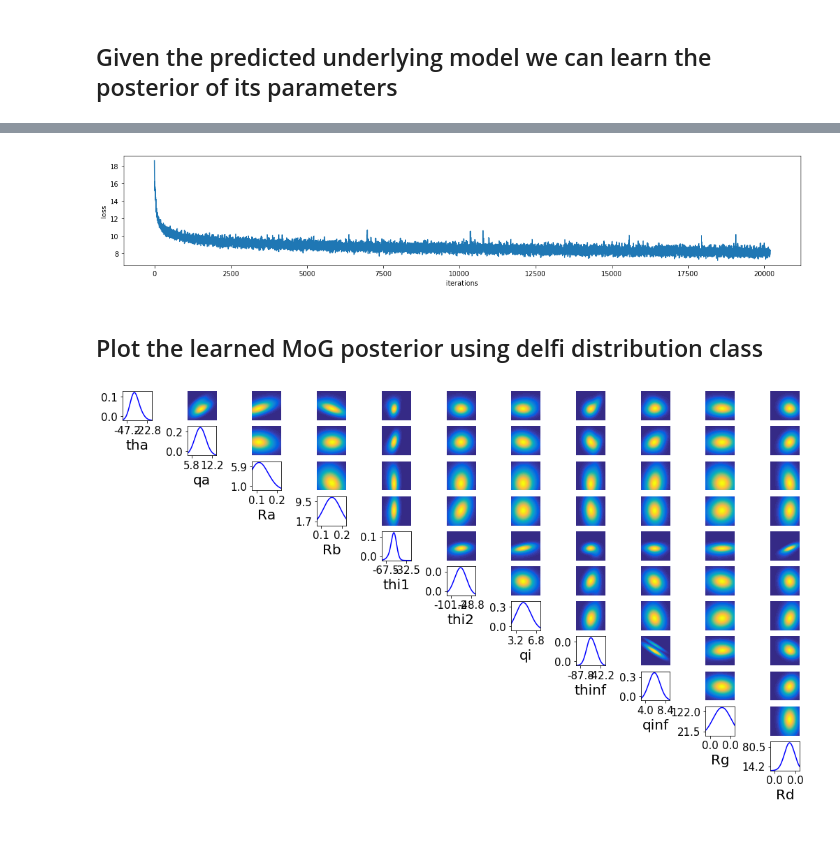
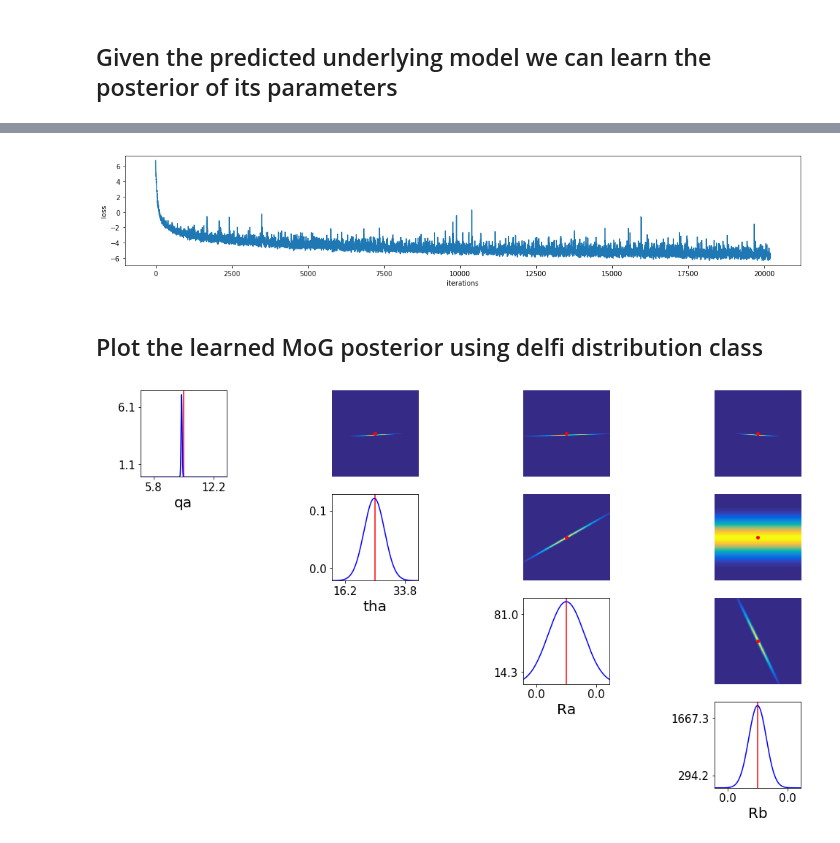
Before and after one commit to janfb/mcabc, a Jupyter notebook: notebooks/ModelComparison_ChannelExample_Pipeline1.ipynb, the cells around one changed output, grey strips where cells are left out. Cells and saved outputs as stored; diff of their text form; code cells hidden in the pictures.

```diff
--- a/notebooks/ModelComparison_ChannelExample_Pipeline1.ipynb
+++ b/notebooks/ModelComparison_ChannelExample_Pipeline1.ipynb
@@ -30,7 +30,7 @@ from model_comparison.mdns import ClassificationSingleLayerMDN, Trainer, Multiva
 # %% [markdown]
 ## Set "k" or "na" as underlying ground truth model, generate observed data
 # %%
-channel_type = 'na'
+channel_type = 'k'
 # %%
 GT = {'k': np.array([9, 25, 0.02, 0.002]),
       'na': np.array([-35, 9, 0.182, 0.124, -50, -75, 5, -65, 6.2, 0.0091, 0.024])}
@@ -169,7 +169,7 @@ plt.plot(loss_trace)
 plt.ylabel('loss')
 plt.xlabel('iterations');
 # %% [output]
-[figure, old version]
+[figure, new version]
 # %%
 # normalize the observed data with training norm
 sx_obs, data_norm = normalize(xo_stats.squeeze(), data_norm)
@@ -192,6 +192,6 @@ mog_posterior_delfi_zt = MoG(a=a, ms=ms, Us=Us)
 mog_posterior_delfi = mog_posterior_delfi_zt.ztrans_inv(mean=prior_norm[0], std=prior_norm[1])
 # %%
 fig, ax = plot_pdf(mog_posterior_delfi, lims=prior_lims, figsize=(18, 10), ticks=True,
-                   labels_params=LP[predicted_channel_type])
+                   labels_params=LP[predicted_channel_type], gt=gt)
 # %% [output]
-[figure, old version]
+[figure, new version]
```
Also changed, not shown: parts of 5 cells of this notebook, 5 other files.
